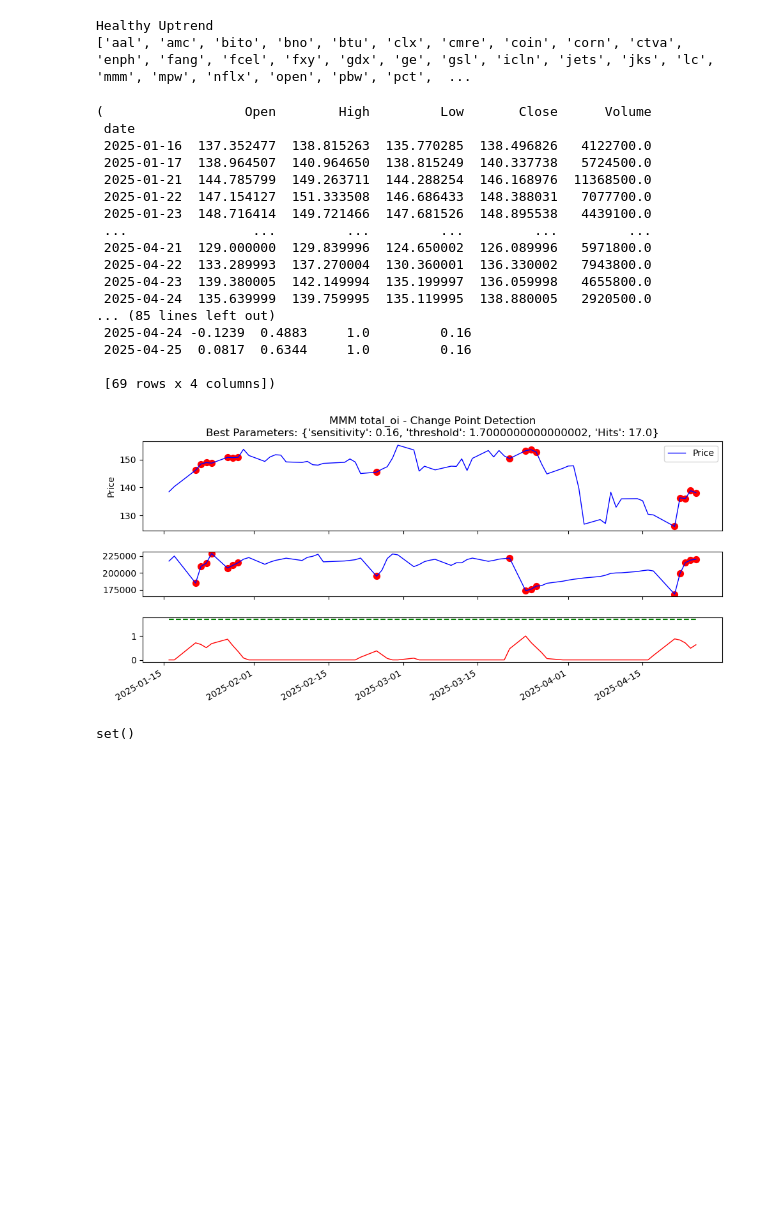
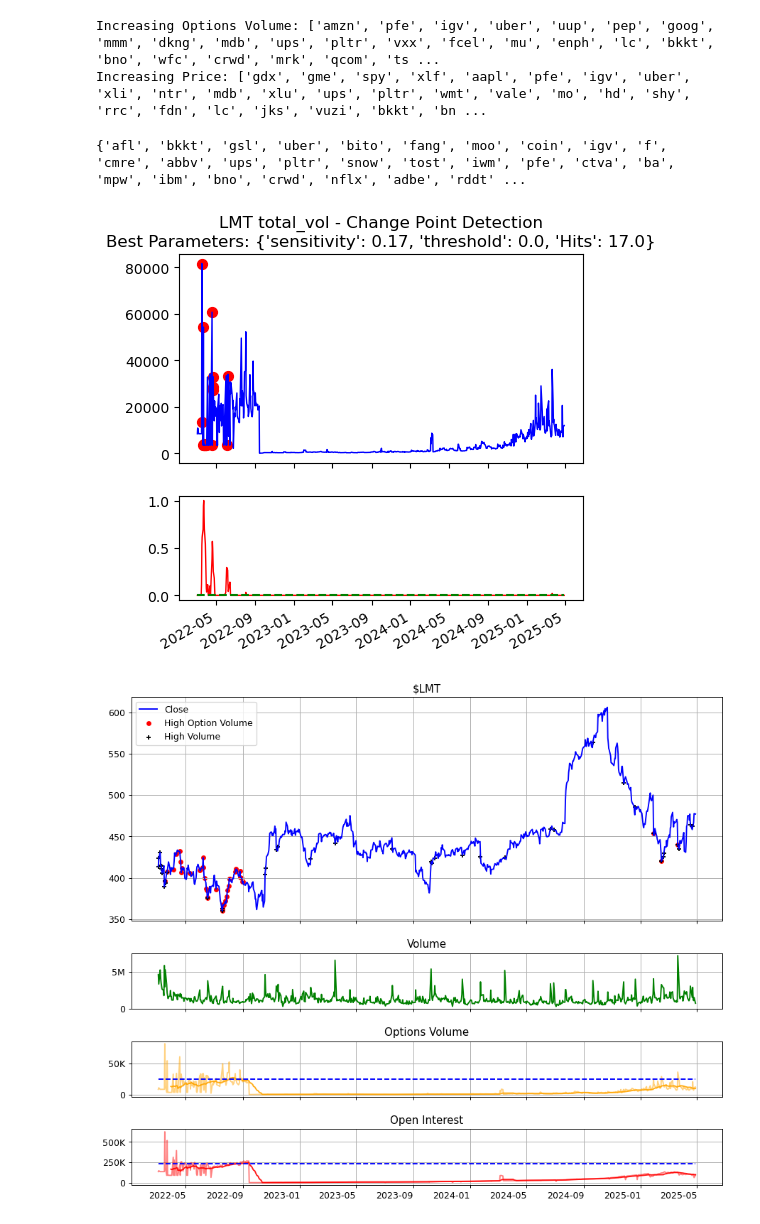
Before and after one commit to jach8/stock_watcher, a Jupyter notebook: models/trends/cd3.ipynb, the cells around one changed output. Cells and saved outputs as stored; diff of their text form; code cells hidden in the pictures; blank space fills up the shorter version.

```diff
--- a/models/trends/cd3.ipynb
+++ b/models/trends/cd3.ipynb
@@ -22,13 +22,9 @@ ImportError: cannot import name 'plot_volume_oi_chart' from 'bin.plots.volume_oi
 # %%
-stock = 'gld'
-column = 'total_oi'
-
 def get_aligned(stock):
     price_df = m.Pricedb.ohlc(stock)
     price_df =price_df.resample('1D').last()
     d = m.Optionsdb.get_daily_option_stats(stock)
-    d = d.resample('1D').last().tail(100)
-    df = d[column].sort_index().dropna().copy()
+    d = d.resample('1D').last()
     price_df = price_df.loc[d.index].dropna()
     d = d.loc[price_df.index].dropna()
     return price_df, d
@@ -49,26 +45,21 @@ def plot_model(stock, column):
     # print(f"Triggers: {best_result['Signal'].sum()}")
 
     best_params['Hits'] = best_result['Signal'].sum()
+    best_params['threshold'] = best_result['S_T'].quantile(0.85)
 
     title_text = f"{stock.upper()} {df.name} - Change Point Detection\n" \
                 f"Best Parameters: {best_params}"
 
-    fig, ax = plt.subplots(3,1, figsize=(10, 5), height_ratios=[1, 0.5, 0.5])
+    fig, ax = plt.subplots(2,1, figsize=(5, 5), height_ratios=[1, 0.5])
     ax[0].set_title(title_text)
-    ax[0].plot(price_df.index, price_df['Close'], color='blue', linewidth=1, label='Price')
-    ax[0].set_ylabel('Price')
-    ax[0].legend()
-
-
-    ax[1].plot(df.index, df.values, color='blue', linewidth=1, label = column)
-    ax[2].plot(best_result.index, best_result['S_T'], linewidth=1, color='red', label='S_T')
-    ax[2].hlines(best_params['threshold'], xmin=best_result.index[0], xmax=best_result.index[-1], color='green', linestyle='--', label='Threshold')
+    ax[0].plot(df.index, df.values, color='blue', linewidth=1)
+    ax[1].plot(best_result.index, best_result['S_T'], linewidth=1, color='red', label='S_T')
+    ax[1].hlines(best_params['threshold'], xmin=best_result.index[0], xmax=best_result.index[-1], color='green', linestyle='--', label='Threshold')
 
     # Scatter plot the change points
     for i in range(len(best_result)):
         if best_result['Signal'][i] == 1:
-            ax[0].scatter(price_df.index[i], price_df['Close'][i], color='red', s=50, label='Change Point')
-            ax[1].scatter(df.index[i], df.values[i], color='red', s=50, label='Change Point')
+            ax[0].scatter(df.index[i], df.values[i], color='red', s=50, label='Change Point')
 
 
     fig.tight_layout()
@@ -180,38 +155,25 @@ decreasing_options_volume = df[(df.metric == 'options_volume') & (df.trend_direc
 increasing_price_volume = df[(df.metric == 'price_volume') & (df.trend_direction == 'up')].stock.tolist()
 decreasing_price_volume = df[(df.metric == 'price_volume') & (df.trend_direction == 'down')].stock.tolist()
 
-increasing_price = df[(df.metric == 'price') & (df.trend_direction == 'up')].stock.tolist()
-decreasing_price = df[(df.metric == 'price') & (df.trend_direction == 'down')].stock.tolist()
+increasing_price = df[(df.metric == 'close_prices') & (df.trend_direction == 'up')].stock.tolist()
+decreasing_price = df[(df.metric == 'close_prices') & (df.trend_direction == 'down')].stock.tolist()
+print("Increasing Options Volume:", increasing_options_volume)
+print("Increasing Price:", increasing_price)
+# %% [output]
+Increasing Options Volume: ['amzn', 'pfe', 'igv', 'uber', 'uup', 'pep', 'goog', 'mmm', 'dkng', 'mdb', 'ups', 'pltr', 'vxx', 'fcel', 'mu', 'enph', 'lc', 'bkkt', 'bno', 'wfc', 'crwd', 'mrk', 'qcom', 'ts ...
+Increasing Price: ['gdx', 'gme', 'spy', 'xlf', 'aapl', 'pfe', 'igv', 'uber', 'xli', 'ntr', 'mdb', 'xlu', 'ups', 'pltr', 'wmt', 'vale', 'mo', 'hd', 'shy', 'rrc', 'fdn', 'lc', 'jks', 'vuzi', 'bkkt', 'bn ...
 # %%
-a = sorted(increasing_oi + increasing_price)
-b = sorted(increasing_oi + decreasing_price)
-print("Healthy Uptrend")
-print(a)
+b = set(increasing_options_volume) & set(increasing_price)
+print(b)
 # %% [output]
-Healthy Uptrend
-['aal', 'amc', 'bito', 'bno', 'btu', 'clx', 'cmre', 'coin', 'corn', 'ctva', 'enph', 'fang', 'fcel', 'fxy', 'gdx', 'ge', 'gsl', 'icln', 'jets', 'jks', 'lc', 'mmm', 'mpw', 'nflx', 'open', 'pbw', 'pct',  ...
+{'afl', 'bkkt', 'gsl', 'uber', 'bito', 'fang', 'moo', 'coin', 'igv', 'f', 'cmre', 'abbv', 'ups', 'pltr', 'snow', 'tost', 'iwm', 'pfe', 'ctva', 'ba', 'mpw', 'ibm', 'bno', 'crwd', 'nflx', 'adbe', 'rddt' ...
 # %%
-plot_model('mmm', 'total_oi')
+stock = 'lmt'; column = 'total_vol'
+pdf, odf, result = plot_model(stock, column)
+pdf.columns = [x.lower() for x in pdf.columns]
+fig, ax = plt.subplots(4, 1, height_ratios=[2, 0.5, 0.5, 0.5], figsize = (10, 10), dpi = 90)
+price_volume_oi_chart(odf, pdf, fig, ax, stock = stock)
+fig.show()
 # %% [output]
-(                  Open        High         Low       Close      Volume
- date
- 2025-01-16  137.352477  138.815263  135.770285  138.496826   4122700.0
- 2025-01-17  138.964507  140.964650  138.815249  140.337738   5724500.0
- 2025-01-21  144.785799  149.263711  144.288254  146.168976  11368500.0
- 2025-01-22  147.154127  151.333508  146.686433  148.388031   7077700.0
- 2025-01-23  148.716414  149.721466  147.681526  148.895538   4439100.0
- ...                ...         ...         ...         ...         ...
- 2025-04-21  129.000000  129.839996  124.650002  126.089996   5971800.0
- 2025-04-22  133.289993  137.270004  130.360001  136.330002   7943800.0
- 2025-04-23  139.380005  142.149994  135.199997  136.059998   4655800.0
- 2025-04-24  135.639999  139.759995  135.119995  138.880005   2920500.0
-... (85 lines left out)
- 2025-04-24 -0.1239  0.4883     1.0         0.16
- 2025-04-25  0.0817  0.6344     1.0         0.16
-
- [69 rows x 4 columns])
-[figure, old version]
+[figure, new version]
+[figure, added]
-# %%
-b
-# %% [output]
-set()
```
Also changed, not shown: parts of 14 cells of this notebook, 10 other files.
